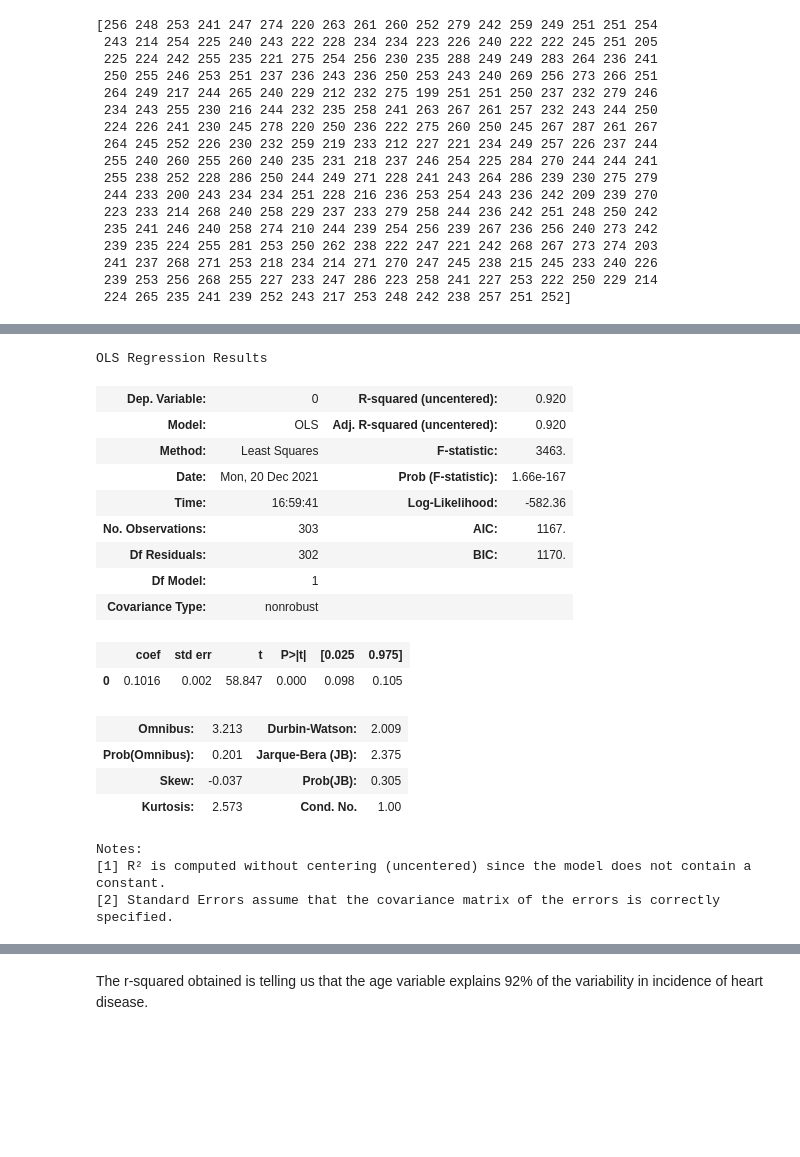
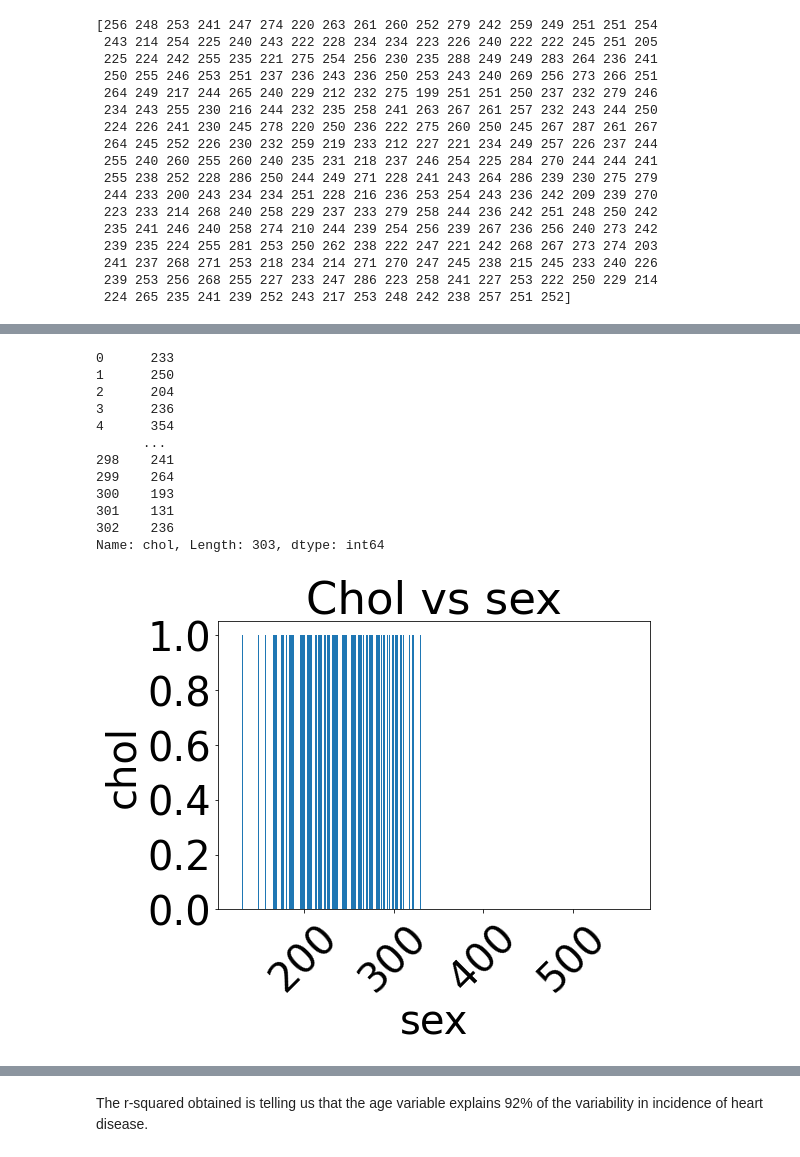
Before and after one commit to Trishmcc/Synthesised_Dataset, a Jupyter notebook: Synthesised_Dataset.ipynb, the cells around one changed output, grey strips where cells are left out. Saved outputs shown, nothing was run; the diff lists cells and outputs as text; code cells hidden in the pictures; blank space fills up the shorter version.

```diff
--- a/Synthesised_Dataset.ipynb
+++ b/Synthesised_Dataset.ipynb
@@ -451,27 +461,32 @@ print(age_data_pd)
 
 [303 rows x 1 columns]
-# %%
-#x = sm.add_constant(x1) # adding a constant
-lm = sm.OLS(heart_disease_pd, age_data_pd).fit() # fitting the model
-
-lm.summary()
-# %% [output]
-OLS Regression Results
-| Dep. Variable: | 0 | R-squared (uncentered): | 0.920 |
-| Model: | OLS | Adj. R-squared (uncentered): | 0.920 |
-| Method: | Least Squares | F-statistic: | 3463. |
-| Date: | Mon, 20 Dec 2021 | Prob (F-statistic): | 1.66e-167 |
-| Time: | 16:59:41 | Log-Likelihood: | -582.36 |
-| No. Observations: | 303 | AIC: | 1167. |
-| Df Residuals: | 302 | BIC: | 1170. |
-| Df Model: | 1 |  |  |
-| Covariance Type: | nonrobust |  |  |
-|  | coef | std err | t | P>|t| | [0.025 | 0.975] |
-| 0 | 0.1016 | 0.002 | 58.847 | 0.000 | 0.098 | 0.105 |
-| Omnibus: | 3.213 | Durbin-Watson: | 2.009 |
-| Prob(Omnibus): | 0.201 | Jarque-Bera (JB): | 2.375 |
-| Skew: | -0.037 | Prob(JB): | 0.305 |
-| Kurtosis: | 2.573 | Cond. No. | 1.00 |
-Notes:
-[1] R² is computed without centering (uncentered) since the model does not contain a constant.
-[2] Standard Errors assume that the covariance matrix of the errors is correctly specified.
+# %%
+inputs = heart_data['chol']
+outputs = heart_data['sex']
+print(inputs)
+
+fig = plt.figure()
+ax = fig.add_axes([0,0,1,1])
+
+plt.xlabel("sex",fontsize=40)
+plt.ylabel("chol",fontsize=40)
+plt.title("Chol vs sex", fontsize=45)
+plt.xticks(fontsize=40, rotation=45)
+plt.yticks(fontsize=40)
+
+ax.bar(inputs, outputs)
+plt.show()
+# %% [output]
+0      233
+1      250
+2      204
+3      236
+4      354
+      ...
+298    241
+299    264
+300    193
+301    131
+302    236
+Name: chol, Length: 303, dtype: int64
+[figure, added]
```
Also changed, not shown: parts of 98 cells of this notebook, 1 other file.
